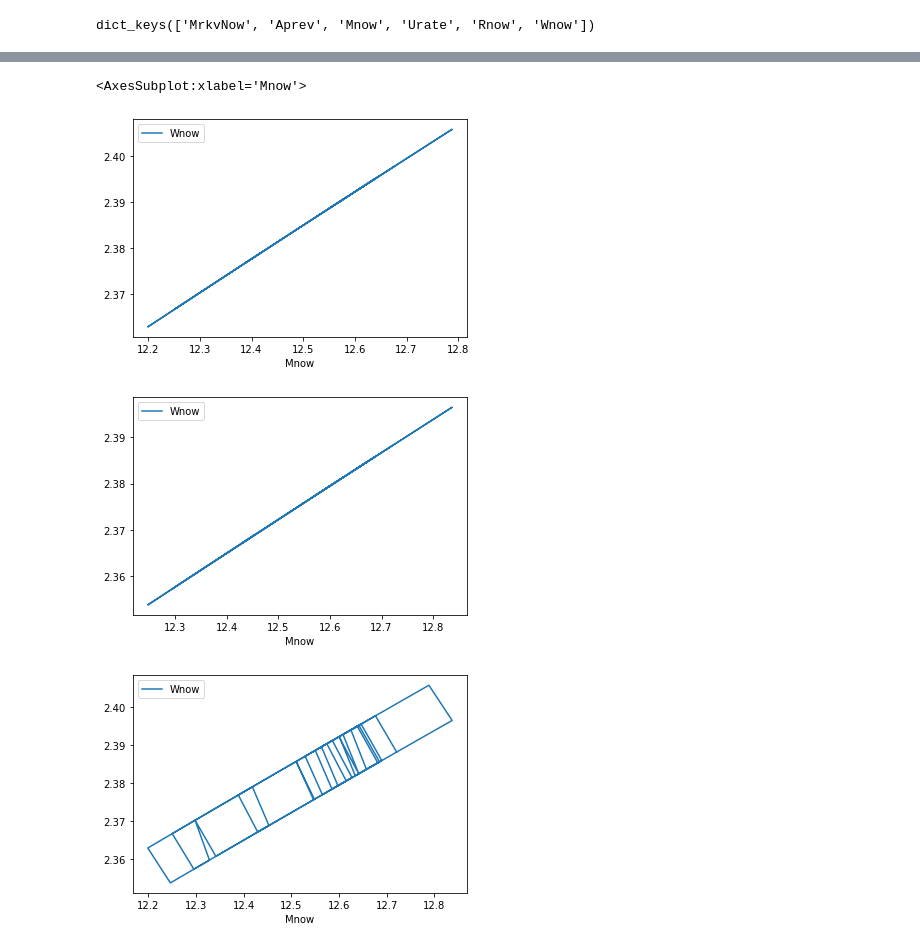
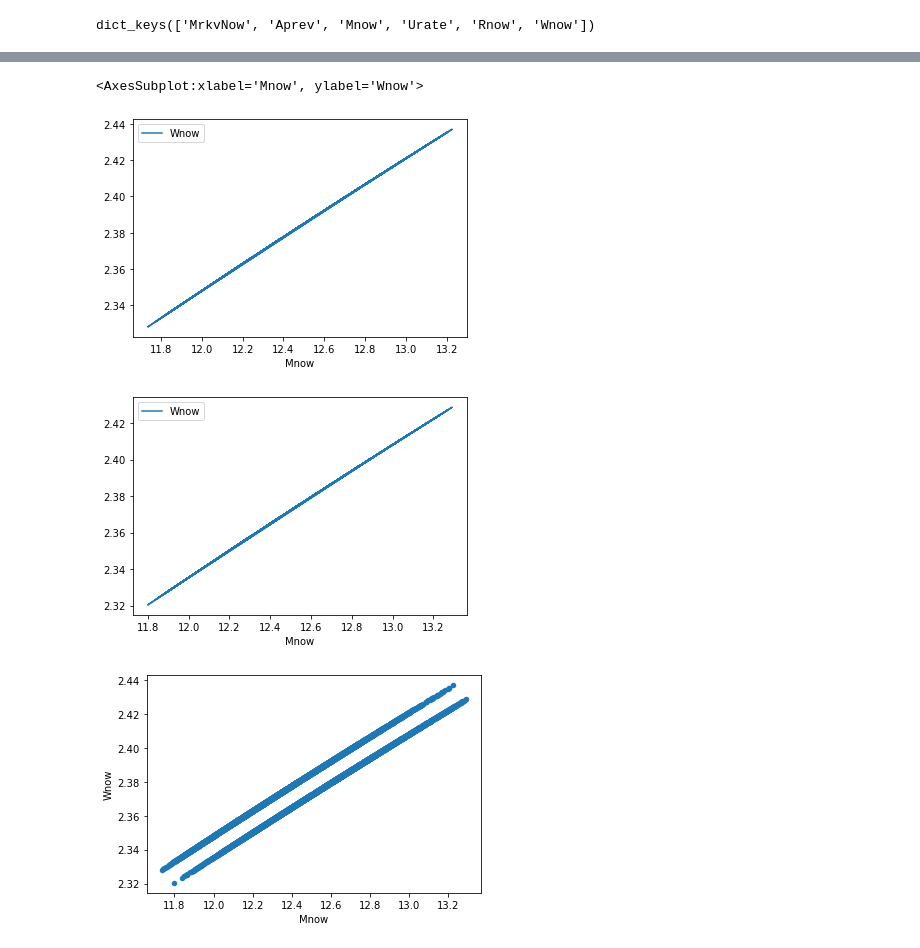
Before and after one commit to econ-ark/KrusellSmith, a Jupyter notebook: Code/Python/KrusellSmith.ipynb, the cells around one changed output, grey strips where cells are left out. Saved outputs shown, nothing was run; the diff lists cells and outputs as text; code cells hidden in the pictures.

```diff
--- a/Code/Python/KrusellSmith.ipynb
+++ b/Code/Python/KrusellSmith.ipynb
@@ -753,7 +753,7 @@ import pandas as pd
 dataframe = pd.DataFrame(KSeconomy.history)
 
 dataframe["time"] = dataframe.index
-dataframe = dataframe[(dataframe["time"] > KSeconomy.T_discard) & (dataframe["time"] < KSeconomy.T_discard + 100)]
+# dataframe = dataframe[(dataframe["time"] > KSeconomy.T_discard) & (dataframe["time"] < KSeconomy.T_discard + 100)]
 dataframe
 # %% [output]
 |  | MrkvNow | Aprev | Mnow | Urate | Rnow | Wnow | time |
@@ -775,10 +775,10 @@ dataframe1 = dataframe[dataframe['MrkvNow'] == 1]
 # %%
 dataframe0.plot(x = "Mnow", y = "Wnow", kind = "line")
 dataframe1.plot(x = "Mnow", y = "Wnow", kind = "line")
-dataframe.plot(x = "Mnow", y = "Wnow", kind = "line")
+dataframe.plot(x = "Mnow", y = "Wnow", kind = "scatter")
 # %% [output]
-<AxesSubplot:xlabel='Mnow'>
+<AxesSubplot:xlabel='Mnow', ylabel='Wnow'>
-[figure, old version]
+[figure, new version]
-[figure, old version]
+[figure, new version]
-[figure, old version]
+[figure, new version]
 # %%
```
Also changed, not shown: parts of 9 cells of this notebook, 2 other files.
